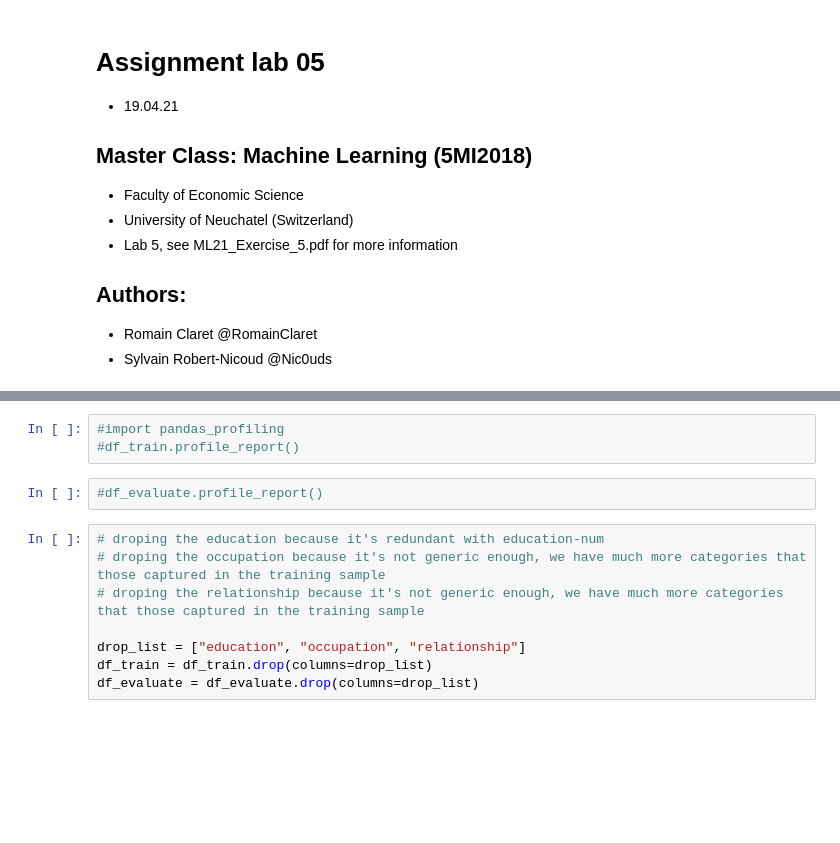
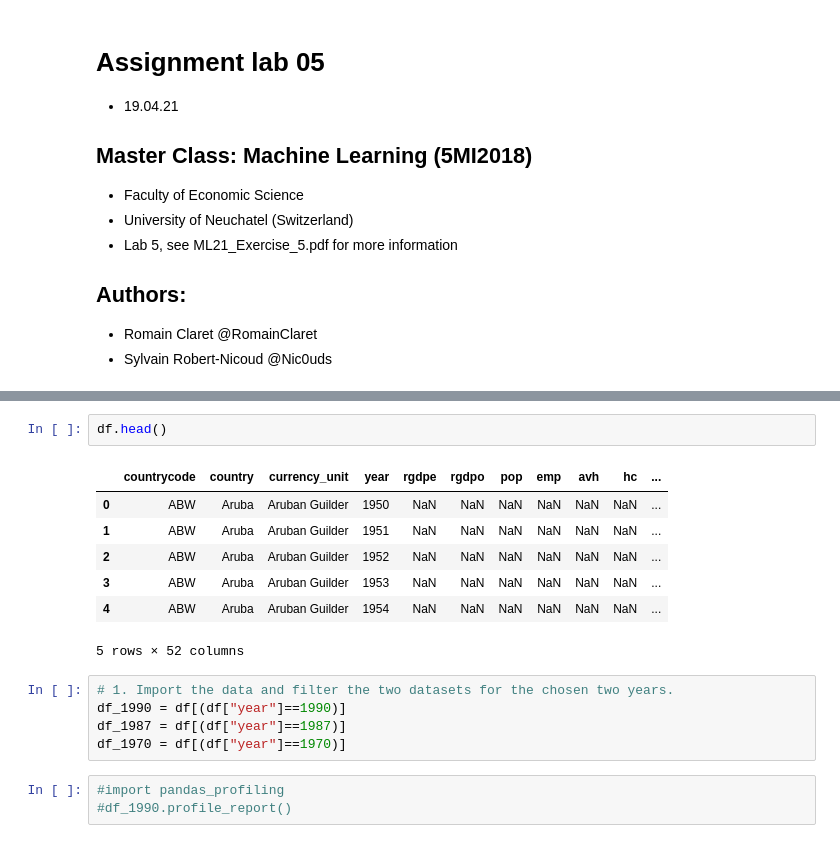
Before and after one commit to RomainClaret/msc.ml.labs, a Jupyter notebook: lab5/lab_05.ipynb, the cells around one changed output, grey strips where cells are left out. Saved outputs shown, nothing was run; the diff lists cells and outputs as text; blank space fills up the shorter version.

```diff
--- a/lab5/lab_05.ipynb
+++ b/lab5/lab_05.ipynb
@@ -31,13 +107,18 @@ df_evaluate = pd.read_table("adult.test", sep=r',\s', na_values='?', skiprows=[0
+# %%
+df.head()
+# %% [output]
+|  | countrycode | country | currency_unit | year | rgdpe | rgdpo | pop | emp | avh | hc | ... |
+| 0 | ABW | Aruba | Aruban Guilder | 1950 | NaN | NaN | NaN | NaN | NaN | NaN | ... |
+| 1 | ABW | Aruba | Aruban Guilder | 1951 | NaN | NaN | NaN | NaN | NaN | NaN | ... |
+| 2 | ABW | Aruba | Aruban Guilder | 1952 | NaN | NaN | NaN | NaN | NaN | NaN | ... |
+| 3 | ABW | Aruba | Aruban Guilder | 1953 | NaN | NaN | NaN | NaN | NaN | NaN | ... |
+| 4 | ABW | Aruba | Aruban Guilder | 1954 | NaN | NaN | NaN | NaN | NaN | NaN | ... |
+5 rows × 52 columns
+# %%
+# 1. Import the data and filter the two datasets for the chosen two years.
+df_1990 = df[(df["year"]==1990)]
+df_1987 = df[(df["year"]==1987)]
+df_1970 = df[(df["year"]==1970)]
 # %%
 #import pandas_profiling
-#df_train.profile_report()
+#df_1990.profile_report()
-# %%
-#df_evaluate.profile_report()
-# %%
-# droping the education because it's redundant with education-num
-# droping the occupation because it's not generic enough, we have much more categories that those captured in the training sample
-# droping the relationship because it's not generic enough, we have much more categories that those captured in the training sample
-
-drop_list = ["education", "occupation", "relationship"]
-df_train = df_train.drop(columns=drop_list)
-df_evaluate = df_evaluate.drop(columns=drop_list)
```
Also changed, not shown: parts of 31 cells of this notebook, 6 other files.
